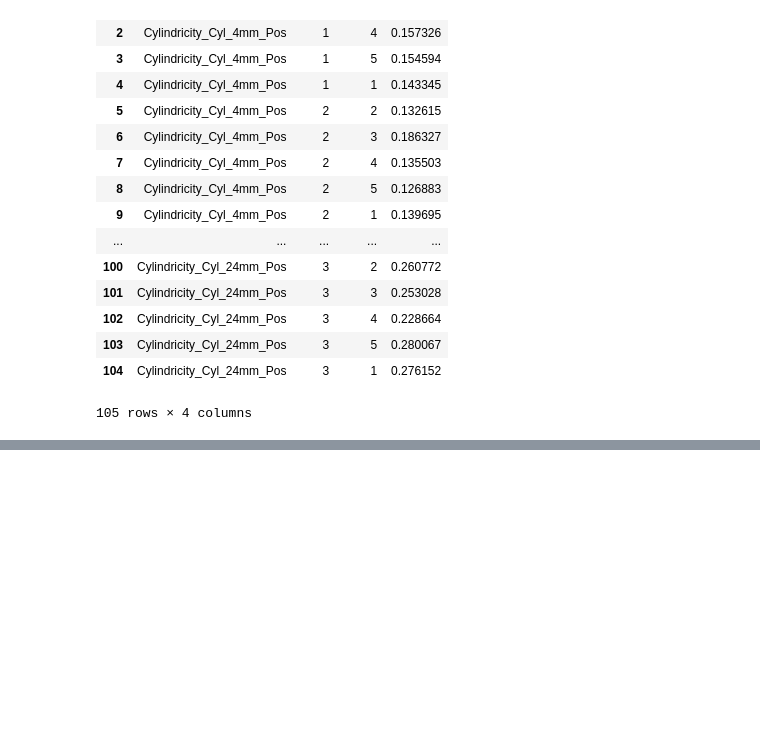
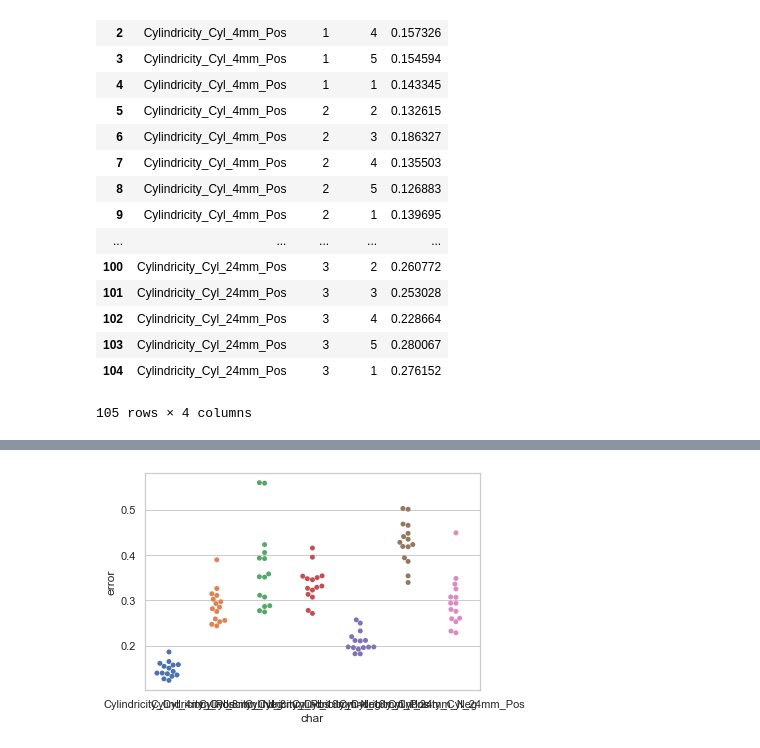
Before and after one commit to TheThorb/Leirmo_Exp1_Publication1, a Jupyter notebook: Compare_builds.ipynb, the cells around one changed output, grey strips where cells are left out. Drawn from its saved outputs; the diff is of its cells as text; code cells hidden in the pictures; blank space fills up the shorter version.

```diff
--- a/Compare_builds.ipynb
+++ b/Compare_builds.ipynb
@@ -208,0 +230,7 @@ NameError: name 'z_pos' is not defined
+# %%
+sns.swarmplot(data=df, y='error', x='char')
+
+
+plt.show()
+# %% [output]
+[figure, added]
```
Also changed, not shown: parts of 15 cells of this notebook.
